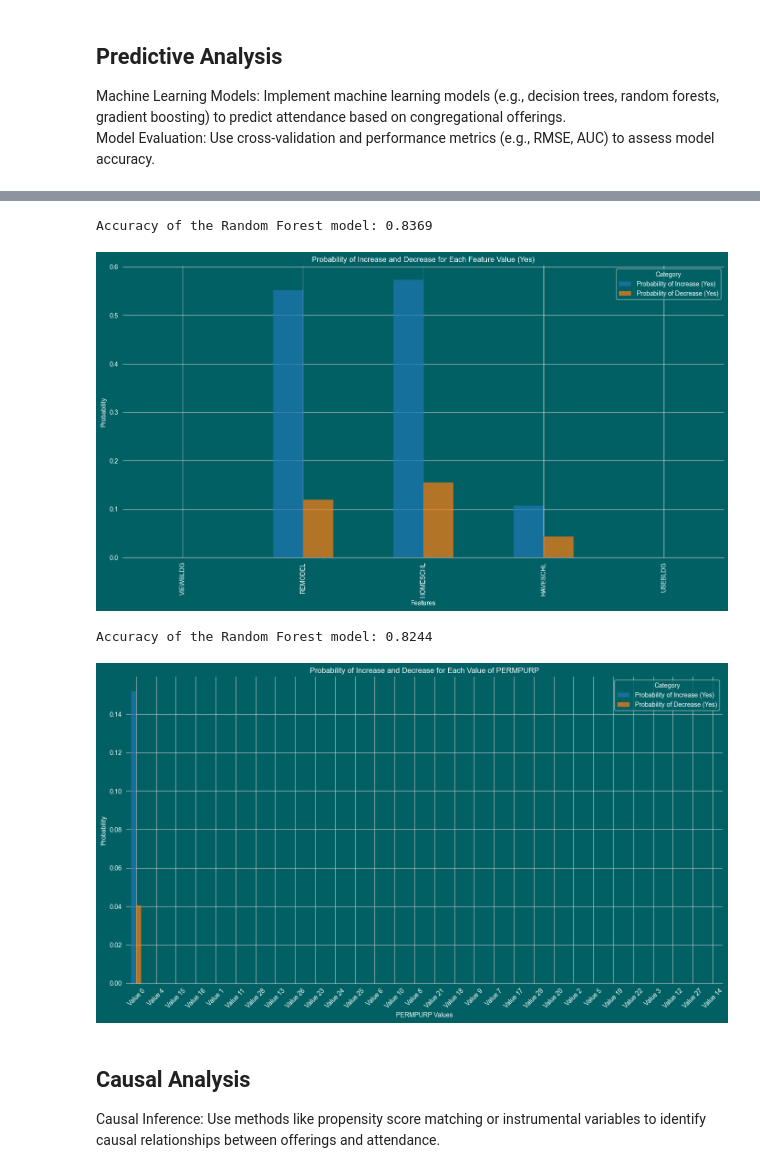
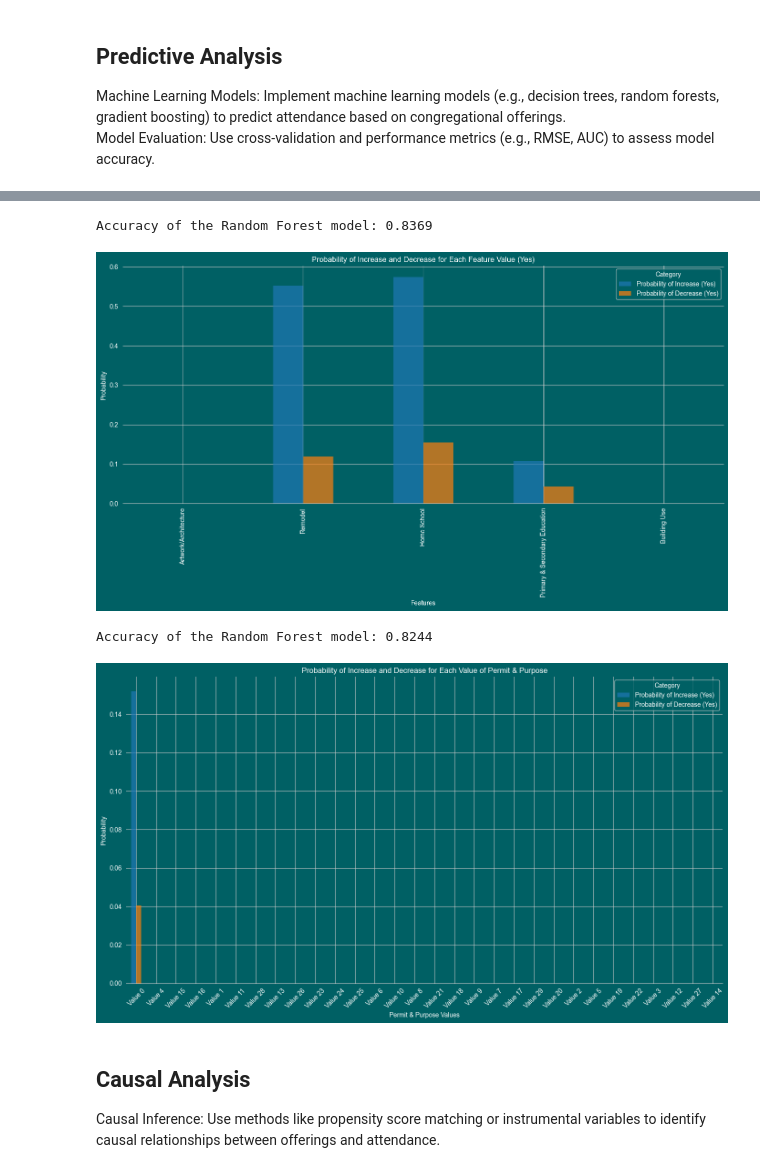
Before and after one commit to NRSchaaf/unlocking-church-growth, a Jupyter notebook: notebook/facilities_analysis.ipynb, the cells around one changed output, grey strips where cells are left out. Cells and saved outputs as stored; diff of their text form; code cells hidden in the pictures.

```diff
--- a/notebook/facilities_analysis.ipynb
+++ b/notebook/facilities_analysis.ipynb
@@ -214,6 +238,6 @@ plt.show()
 # %%
 # Specify columns of interest
-columns_of_interest = ['BLDGTYPE', 'PERMPURP']
+columns_of_interest = ['Building Type', 'Permit & Purpose']
 
 # Remove rows with NaN values in columns of interest
 df_facilities_cleaned = df_facilities.dropna(subset=columns_of_interest)
@@ -440,41 +356,0 @@ dtype: float64
-# %%
-# Define the feature combinations to test
-input_combinations = pd.DataFrame({
-    'REMODEL': [1, 0, 1, 0, 1, 0, 0, 0],  # Test various combinations of 'yes' (1) and 'no' (0)
-    'HOMESCHL': [1, 1, 0, 0, 1, 1, 0, 0],
-    'HAVESCHL': [1, 1, 1, 1, 0, 0, 0, 0],
-    # Add other features if needed; here we assume they are all zero
-})
-
-# Ensure all columns are present in the input combinations
-for col in X_train.columns:
-    if col not in input_combinations.columns:
-        input_combinations[col] = 0
-
-# Predict probabilities using the Random Forest model
-predicted_probs = model.predict_proba(input_combinations)
-
-# Convert predictions to a DataFrame for visualization
-# The `model.classes_` should be ['decrease', 'increase', 'same'] or in a similar order
-predicted_df = pd.DataFrame(predicted_probs, columns=model.classes_)
-predicted_df['Combination'] = ['Remodel=Yes, Homeschl=Yes, Haveschl=Yes',
-                               'Remodel=No, Homeschl=Yes, Haveschl=Yes',
-                               'Remodel=Yes, Homeschl=No, Haveschl=Yes',
-                               'Remodel=No, Homeschl=No, Haveschl=Yes',
-                               'Remodel=Yes, Homeschl=Yes, Haveschl=No',
-                               'Remodel=No, Homeschl=Yes, Haveschl=No',
-                               'Remodel=Yes, Homeschl=No, Haveschl=No',
-                               'Remodel=No, Homeschl=No, Haveschl=No']
-
-# Melt the DataFrame for easier plotting with seaborn
-melted_df = pd.melt(predicted_df, id_vars='Combination', var_name='Change Category', value_name='Probability')
-
-# Plotting the probabilities
-plt.figure(figsize=(12, 8))
-sns.barplot(data=melted_df, x='Combination', y='Probability', hue='Change Category', palette='viridis')
-plt.xticks(rotation=45, ha='right')
-plt.ylabel('Probability')
-plt.title('Predicted Probabilities for Change Category for Various Feature Combinations')
-plt.tight_layout()
-plt.legend(title='Change Category')
-plt.show()
@@ -484,7 +358,7 @@ plt.show()
 # Random Forest 1
 
 # Select specific features
-selected_columns = ['VIEWBLDG', 'REMODEL', 'HOMESCHL', 'HAVESCHL', 'USEBLDG', 'change_category']
+selected_columns = ['Artwork/Architecture', 'Remodel', 'Home School', 'Primary & Secondary Education', 'Building Use', 'change_category']
 df_facilities_rf = data[selected_columns].copy()
 
 # Replace NaN or missing values with False, except for the categorical column 'change_category'
@@ -519,39 +393,39 @@ print(f"Accuracy of the Random Forest model: {accuracy:.4f}")
 
 # Predict probabilities
 probs = rf_model.predict_proba(X_test)
 
 # Convert probabilities to DataFrame
 probs_df = pd.DataFrame(probs, columns=rf_model.classes_, index=X_test.index)
 
 # Calculate mean probabilities for 'Increase' and 'Decrease'
 feature_probs = {}
 
 for feature in X.columns:
     feature_probs[feature] = {
         'Increase': probs_df.loc[X_test[feature] == 1, 'Increase'].mean(),
         'Decrease': probs_df.loc[X_test[feature] == 1, 'Decrease'].mean()
     }
 
 # Convert to DataFrame for plotting
 feature_probs_df = pd.DataFrame(feature_probs).T
 feature_probs_df.columns = ['Probability of Increase (Yes)', 'Probability of Decrease (Yes)']
 
 # Plot
 feature_probs_df.plot(kind='bar', figsize=(14, 8), alpha=0.7)
 plt.title('Probability of Increase and Decrease for Each Feature Value (Yes)')
 plt.xlabel('Features')
 plt.ylabel('Probability')
 plt.legend(title='Category')
 plt.tight_layout()
 plt.show()
 # %% [output]
 Accuracy of the Random Forest model: 0.8369
-[figure, old version]
+[figure, new version]
 # %%
 # Random Forest 2
 
 # Select specific features
-selected_columns = ['PERMPURP', 'change_category']
+selected_columns = ['Permit & Purpose', 'change_category']
 df_facilities_rf2 = data[selected_columns].copy()
 
 # Replace NaN or missing values with False, except for the categorical column 'change_category'
@@ -560,7 +434,7 @@ for col in df_facilities_rf2.columns:
         df_facilities_rf2[col] = df_facilities_rf2[col].fillna(False)
 
 # Convert PERMPURP to categorical and then to numeric codes
-df_facilities_rf2['PERMPURP'] = df_facilities_rf2['PERMPURP'].astype('category').cat.codes
+df_facilities_rf2['Permit & Purpose'] = df_facilities_rf2['Permit & Purpose'].astype('category').cat.codes
 
 # Prepare features and target
 X = df_facilities_rf2.drop('change_category', axis=1)
@@ -597,12 +471,12 @@ probs_df = pd.DataFrame(probs, columns=rf_model.classes_, index=X_test.index)
 feature_probs = {}
 
 # Get unique values of PERMPURP
-unique_values = df_facilities_rf2['PERMPURP'].unique()
+unique_values = df_facilities_rf2['Permit & Purpose'].unique()
 
 for value in unique_values:
     feature_probs[value] = {
-        'Increase': probs_df.loc[X_test['PERMPURP'] == value, 'Increase'].mean(),
-        'Decrease': probs_df.loc[X_test['PERMPURP'] == value, 'Decrease'].mean()
+        'Increase': probs_df.loc[X_test['Permit & Purpose'] == value, 'Increase'].mean(),
+        'Decrease': probs_df.loc[X_test['Permit & Purpose'] == value, 'Decrease'].mean()
     }
 
 # Convert to DataFrame for plotting
@@ -611,8 +485,8 @@ feature_probs_df.columns = ['Probability of Increase (Yes)', 'Probability of Dec
 
 # Plot
 feature_probs_df.plot(kind='bar', figsize=(14, 8), alpha=0.7)
-plt.title('Probability of Increase and Decrease for Each Value of PERMPURP')
-plt.xlabel('PERMPURP Values')
+plt.title('Probability of Increase and Decrease for Each Value of Permit & Purpose')
+plt.xlabel('Permit & Purpose Values')
 plt.ylabel('Probability')
 plt.xticks(ticks=range(len(unique_values)), labels=[f'Value {v}' for v in unique_values], rotation=45)
 plt.legend(title='Category')
@@ -620,7 +494,7 @@ plt.tight_layout()
 plt.show()
 # %% [output]
 Accuracy of the Random Forest model: 0.8244
-[figure, old version]
+[figure, new version]
 # %% [markdown]
 ## Causal Analysis
 Causal Inference: Use methods like propensity score matching or instrumental variables to identify causal relationships between offerings and attendance.
```
Also changed, not shown: parts of 14 cells of this notebook.
